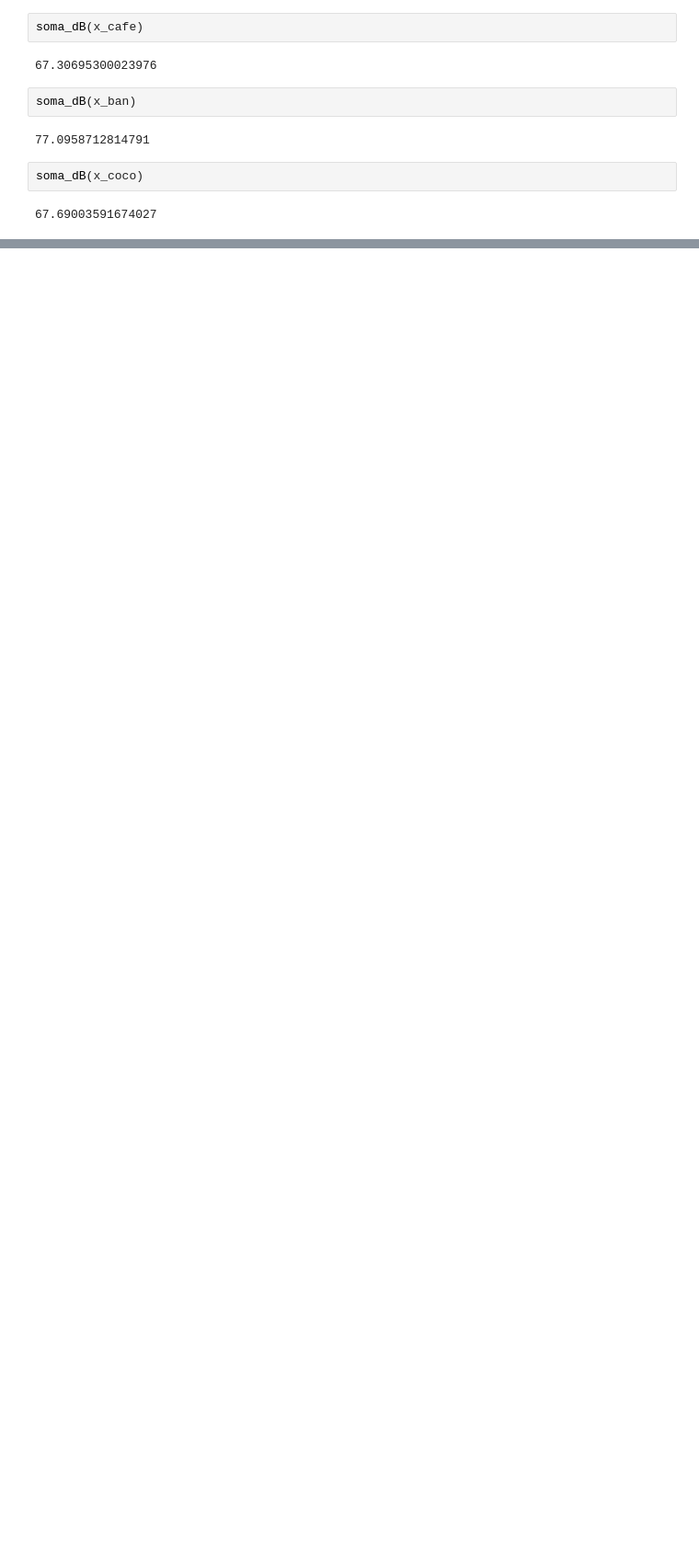
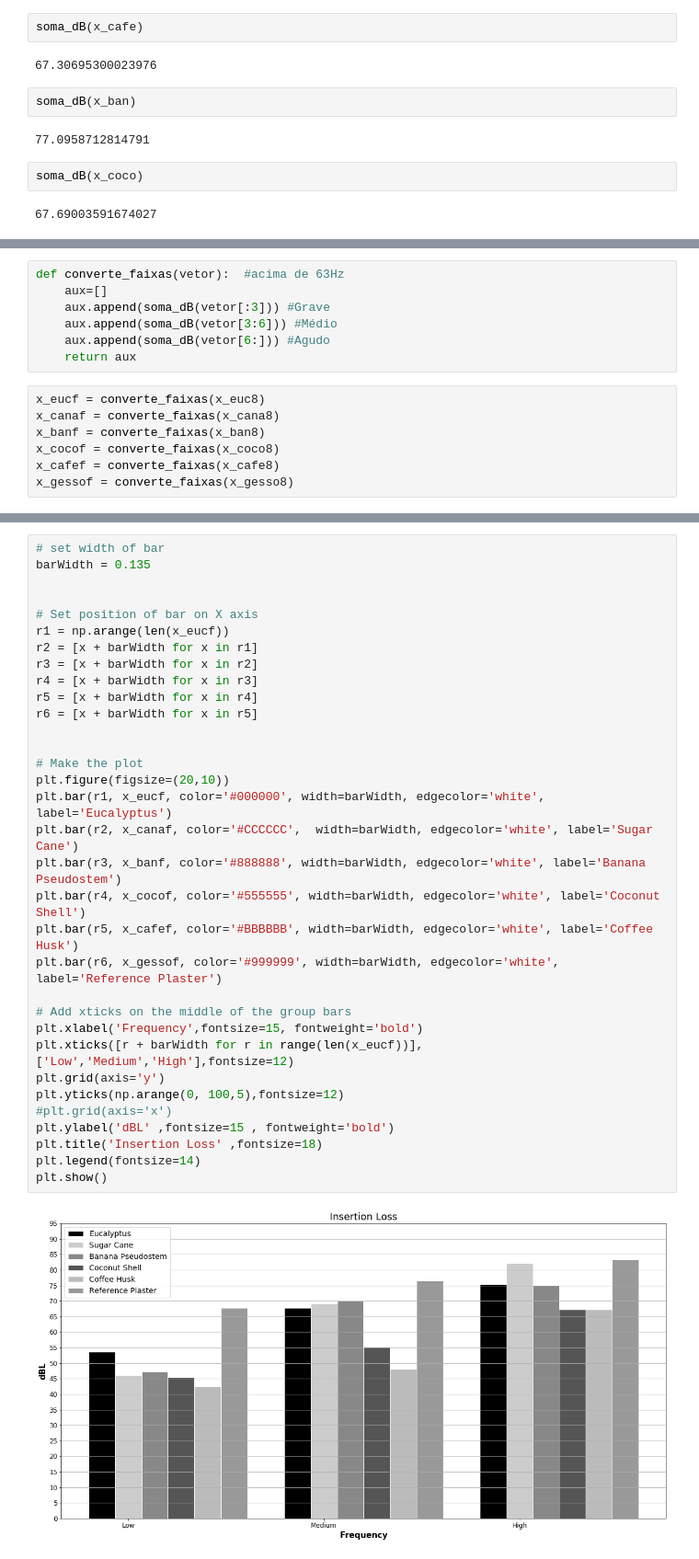
Before and after one commit to douglashsabreu/Artigo-Patr-cia-e-Belis-rio, a Jupyter notebook: Plot_placas_cimenticeas.ipynb, the cells around one changed output, grey strips where cells are left out. Shown at 92% size. Saved outputs shown, nothing was run; the diff lists cells and outputs as text; blank space fills up the shorter version.

Commit message:
frequencia por faixas

```diff
--- a/Plot_placas_cimenticeas.ipynb
+++ b/Plot_placas_cimenticeas.ipynb
@@ -197,0 +202,14 @@ soma_dB(x_coco)
+# %%
+def converte_faixas(vetor):  #acima de 63Hz
+    aux=[]
+    aux.append(soma_dB(vetor[:3])) #Grave
+    aux.append(soma_dB(vetor[3:6])) #Médio
+    aux.append(soma_dB(vetor[6:])) #Agudo
+    return aux
+# %%
+x_eucf = converte_faixas(x_euc8)
+x_canaf = converte_faixas(x_cana8)
+x_banf = converte_faixas(x_ban8)
+x_cocof = converte_faixas(x_coco8)
+x_cafef = converte_faixas(x_cafe8)
+x_gessof = converte_faixas(x_gesso8)
@@ -197,0 +220,35 @@ soma_dB(x_coco)
+# %%
+# set width of bar
+barWidth = 0.135
+
+
+# Set position of bar on X axis
+r1 = np.arange(len(x_eucf))
+r2 = [x + barWidth for x in r1]
+r3 = [x + barWidth for x in r2]
+r4 = [x + barWidth for x in r3]
+r5 = [x + barWidth for x in r4]
+r6 = [x + barWidth for x in r5]
+
+
+# Make the plot
+plt.figure(figsize=(20,10))
+plt.bar(r1, x_eucf, color='#000000', width=barWidth, edgecolor='white', label='Eucalyptus')
+plt.bar(r2, x_canaf, color='#CCCCCC',  width=barWidth, edgecolor='white', label='Sugar Cane')
+plt.bar(r3, x_banf, color='#888888', width=barWidth, edgecolor='white', label='Banana Pseudostem')
+plt.bar(r4, x_cocof, color='#555555', width=barWidth, edgecolor='white', label='Coconut Shell')
+plt.bar(r5, x_cafef, color='#BBBBBB', width=barWidth, edgecolor='white', label='Coffee Husk')
+plt.bar(r6, x_gessof, color='#999999', width=barWidth, edgecolor='white', label='Reference Plaster')
+
+# Add xticks on the middle of the group bars
+plt.xlabel('Frequency',fontsize=15, fontweight='bold')
+plt.xticks([r + barWidth for r in range(len(x_eucf))], ['Low','Medium','High'],fontsize=12)
+plt.grid(axis='y')
+plt.yticks(np.arange(0, 100,5),fontsize=12)
+#plt.grid(axis='x')
+plt.ylabel('dBL' ,fontsize=15 , fontweight='bold')
+plt.title('Insertion Loss' ,fontsize=18)
+plt.legend(fontsize=14)
+plt.show()
+# %% [output]
+[figure, added]
```
Also changed, not shown: parts of 11 cells of this notebook.
